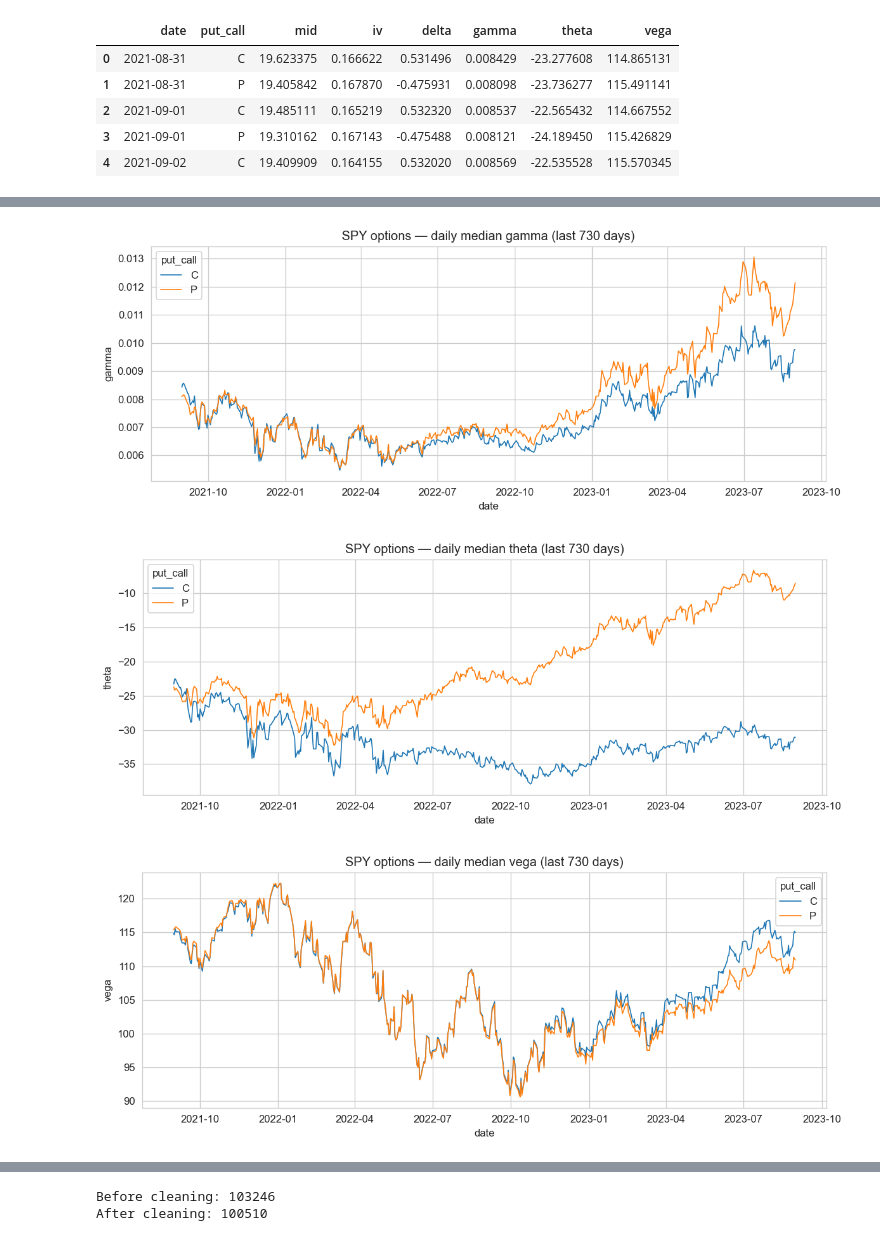
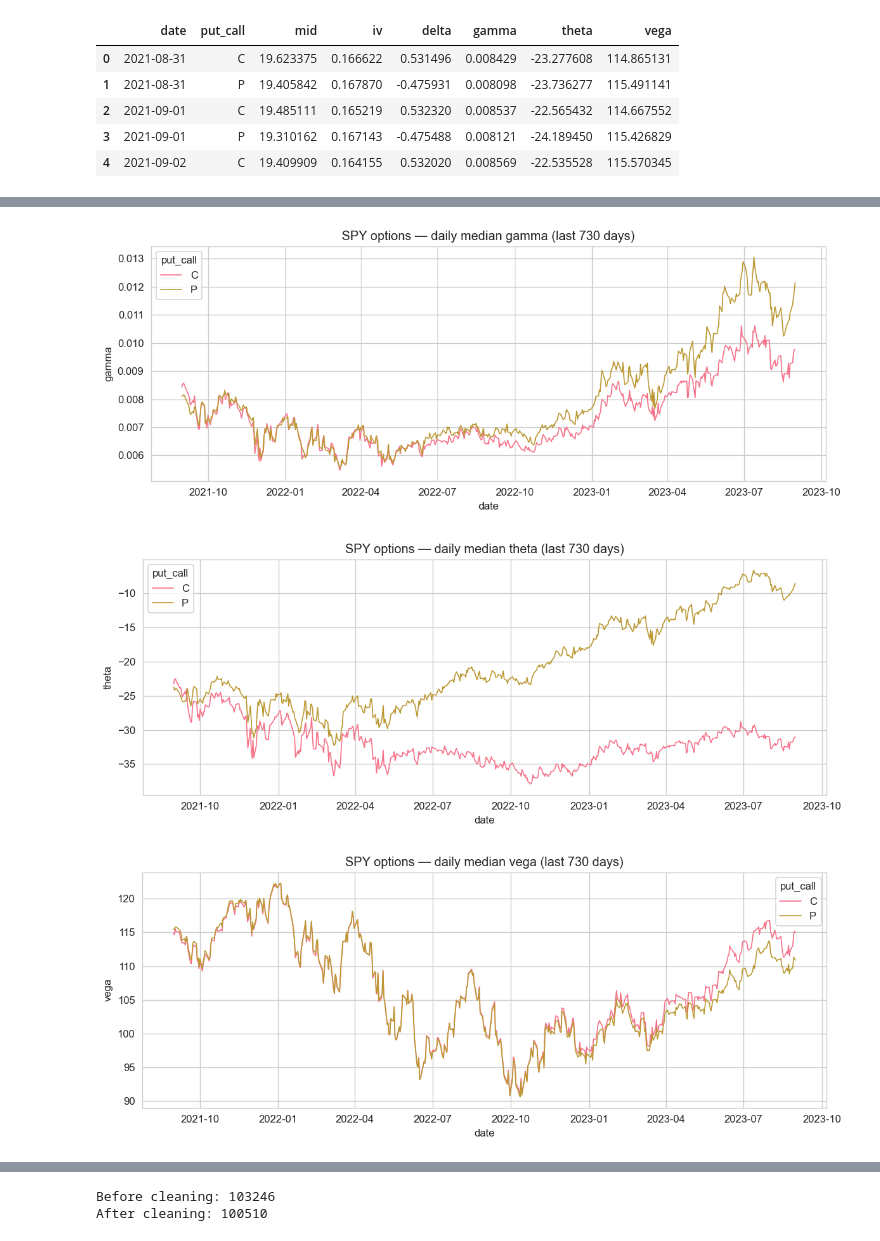
Before and after one commit to li-ruoxi/deep-hedging-rl-forked, a Jupyter notebook: notebooks/01_data_exploration.ipynb, the cells around one changed output, grey strips where cells are left out. Saved outputs shown, nothing was run; the diff lists cells and outputs as text; code cells hidden in the pictures.

```diff
--- a/notebooks/01_data_exploration.ipynb
+++ b/notebooks/01_data_exploration.ipynb
@@ -248,6 +247,9 @@ daily.head()
 | 3 | 2021-09-01 | P | 19.310162 | 0.167143 | -0.475488 | 0.008121 | -24.189450 | 115.426829 |
 | 4 | 2021-09-02 | C | 19.409909 | 0.164155 | 0.532020 | 0.008569 | -22.535528 | 115.570345 |
 # %%
+# Reset the color palette specifically for these plots
+sns.set_palette("husl")
+
 for col in ["mid", "iv", "delta", "gamma", "theta", "vega"]:
     plt.figure(figsize=(10, 4))
     plt.title(f"SPY options — daily median {col} (last {LAST_N_DAYS} days)")
@@ -262,6 +264,6 @@ for col in ["mid", "iv", "delta", "gamma", "theta", "vega"]:
-[figure, old version]
+[figure, new version]
-[figure, old version]
+[figure, new version]
-[figure, old version]
+[figure, new version]
 # %%
 opt_spy.head(3)
 # %% [output]
```
Also changed, not shown: parts of 6 cells of this notebook, 16 other files.
